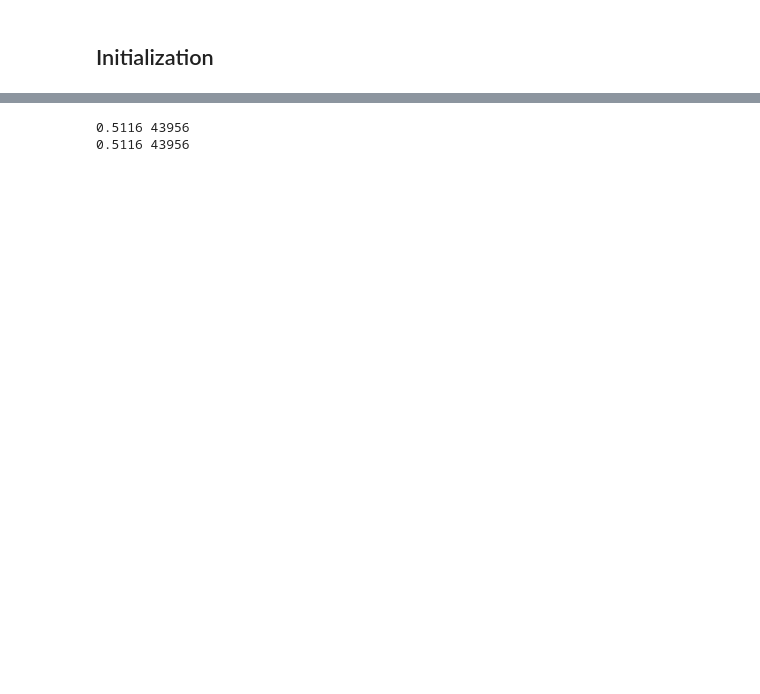
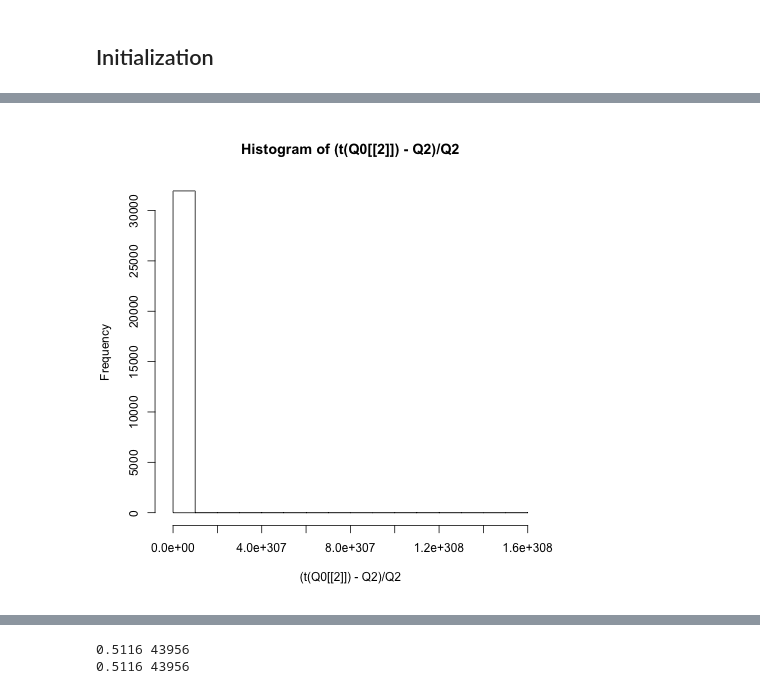
Before and after one commit to mrpozzi/Arlem, a Jupyter notebook: notebooks/harlem_demo.ipynb, the cells around one changed output, grey strips where cells are left out. Drawn from its saved outputs; the diff is of its cells as text; code cells hidden in the pictures; blank space fills up the shorter version.

```diff
--- a/notebooks/harlem_demo.ipynb
+++ b/notebooks/harlem_demo.ipynb
@@ -83,0 +156,5 @@ array([[252,  20],
+# %%
+%%R
+hist((t(Q0[[2]]) - Q2)/Q2)
+# %% [output]
+[figure, added]
```
Also changed, not shown: parts of 70 cells of this notebook, 6 other files.
